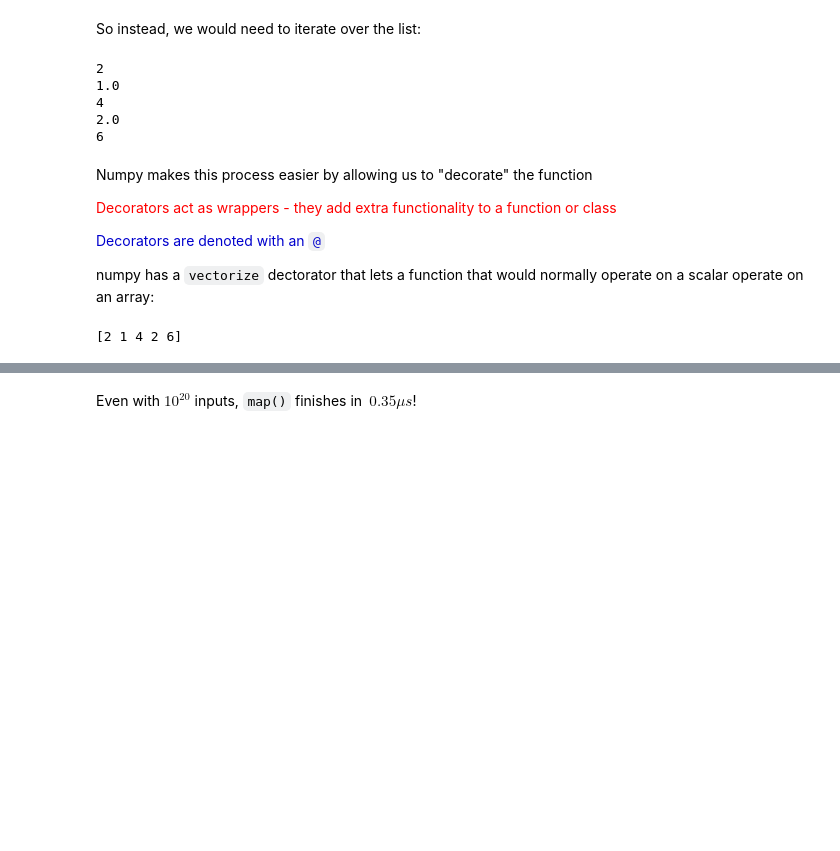
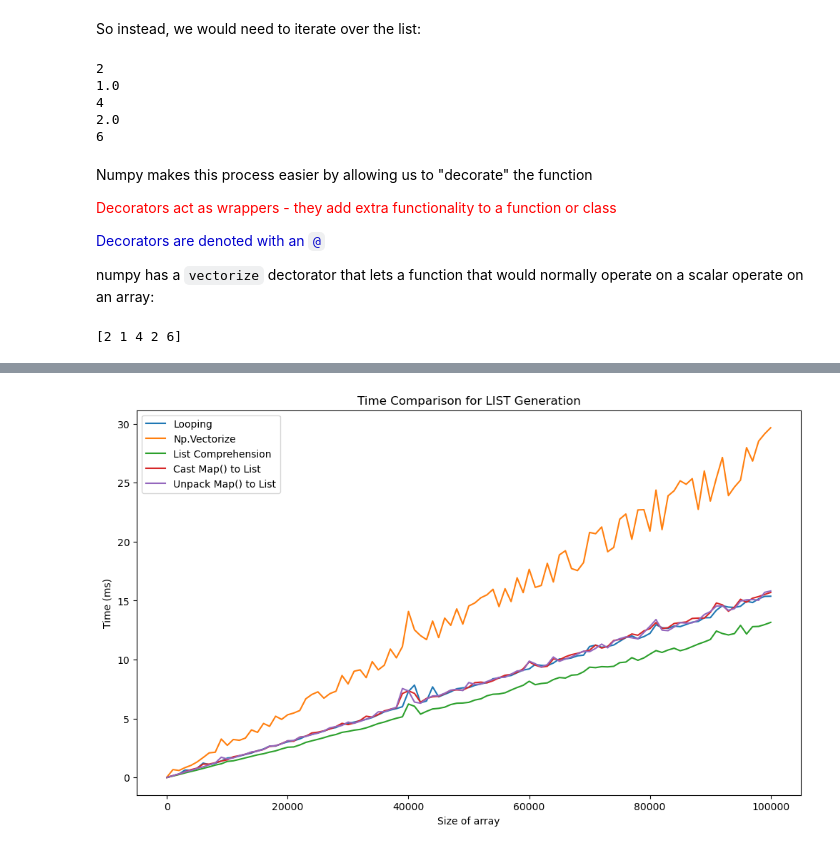
Before and after one commit to astropgh/python-boot-camp-2024, a Jupyter notebook: notebooks/01-PythonIntro/4_Functions_and_Modules.ipynb, the cells around one changed output, grey strips where cells are left out. Saved outputs shown, nothing was run; the diff lists cells and outputs as text; code cells hidden in the pictures; blank space fills up the shorter version.

```diff
--- a/notebooks/01-PythonIntro/4_Functions_and_Modules.ipynb
+++ b/notebooks/01-PythonIntro/4_Functions_and_Modules.ipynb
@@ -641,2 +640,76 @@ plt.show()
-# %% [markdown]
-Even with $10^{20}$ inputs, `map()` finishes in $~ 0.35 \mu s$!
+# %%
+# import these if we haven't already
+
+import time
+import matplotlib.pyplot as plt
+import numpy as np
+
+# in case we dont run the above cell
+def my_function(x):
+    if(x%2 == 0):
+        return x/2
+    else:
+        return x+1
+
+def loop_my_funct(li):
+    result = []
+    for ele in li:
+        result.append(my_function(ele))
+    return result
+
+def list_comp(li):
+    return [x/2 if (x%2 ==0) else x+1 for x in li]
+
+def map_apply(li):
+    return map(my_function, li)
+
+ns = np.linspace(10, 100000, 101)
+loop_time = []
+vectorize_time = []
+comp_time = []
+cast_map_time = []
+unpack_map_time = []
+
+for n in ns:
+    test_list_1 = list(np.random.randint(100, size=int(n)))
+
+    # raw loop, then convert list to iterator
+    start_loop = time.time()
+    loop_result = loop_my_funct(test_list_1)
+    end_loop = time.time()
+    loop_time.append((end_loop-start_loop)*10**3)
+
+    start_vectorize = time.time()
+    vectorize_result = my_vectorized_function(test_list_1)
+    end_vectorize = time.time()
+    vectorize_time.append((end_vectorize-start_vectorize)*10**3)
+
+    start_list_comprehension = time.time()
+    comp_result = list_comp(test_list_1)
+    end_list_comprehension = time.time()
+    comp_time.append((end_list_comprehension-start_list_comprehension)*10**3)
+
+    start_map = time.time()
+    cast_map_iter = map_apply(test_list_1)
+    cast_map_list = list(cast_map_iter)
+    end_map = time.time()
+    cast_map_time.append((end_map-start_map)*10**3)
+
+    start_unpack = time.time()
+    cast_map_list = [*map_apply(test_list_1)]
+    end_unpack = time.time()
+    unpack_map_time.append((end_unpack-start_unpack)*10**3)
+
+plt.figure(figsize=(12, 7))
+plt.title("Time Comparison for LIST Generation")
+plt.plot(ns, loop_time, label="Looping")
+plt.plot(ns, vectorize_time, label="Np.Vectorize")
+plt.plot(ns, comp_time, label="List Comprehension")
+plt.plot(ns, cast_map_time, label="Cast Map() to List")
+plt.plot(ns, unpack_map_time, label="Unpack Map() to List")
+plt.xlabel("Size of array")
+plt.ylabel("Time (ms)")
+plt.legend()
+plt.show()
+# %% [output]
+[figure, added]
```
Also changed, not shown: parts of 12 cells of this notebook, 3 other files.
